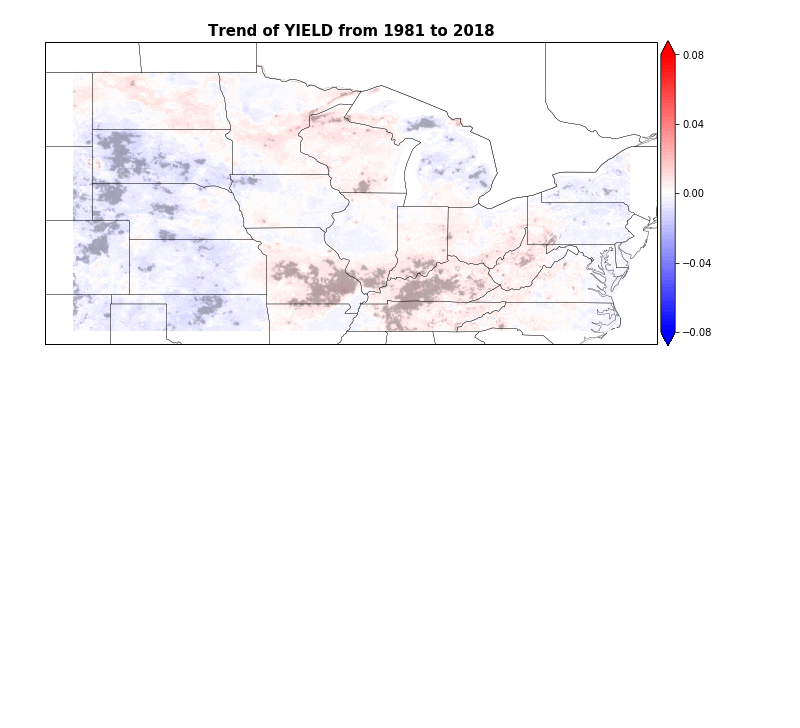
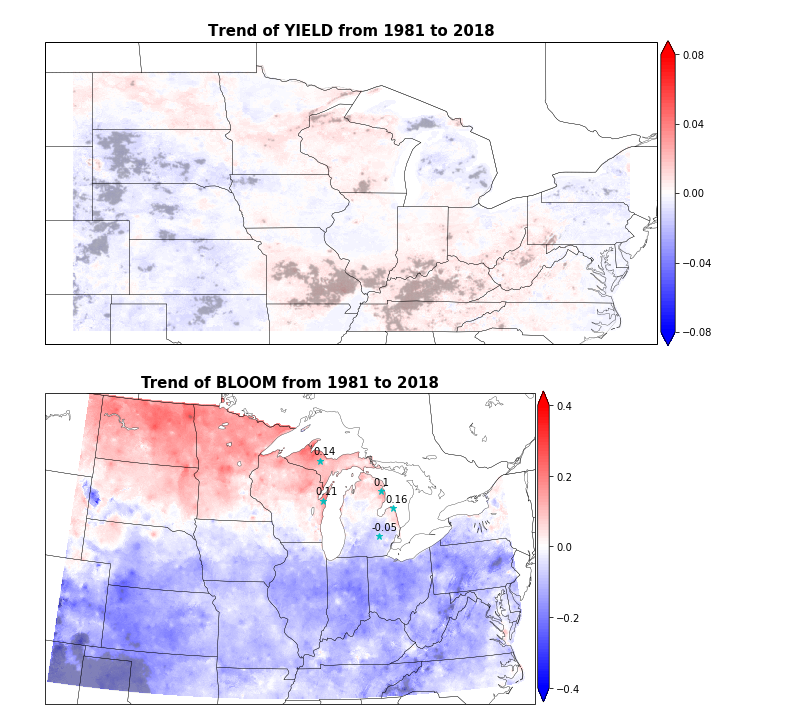
Before and after one commit to Diane1306/ERA5_PRISM, a Jupyter notebook: GDD.ipynb, the cells around one changed output. Saved outputs shown, nothing was run; the diff lists cells and outputs as text; code cells hidden in the pictures; blank space fills up the shorter version.

```diff
--- a/GDD.ipynb
+++ b/GDD.ipynb
@@ -244,3 +285,43 @@ for ii in range(2,3):
 #     plt.close()
 # %% [output]
 [figure]
+# %%
+slope = np.load('./GDD/var_yearly_slope.npy')
+pvalue = np.load('./GDD/var_yearly_pvalue.npy')
+name = ['FGREEN','BLOOM','YIELD','INJDAYS','POORDAYS']
+ii = 1
+extent = [-105, -75, 34, 49]
+loclat = [44.83, 44.50, 44.00, 46.42, 42.71]
+loclon = [-83.58, -87.71, -82.83, -87.83, -83.92]
+r = [0.10, 0.11, 0.16, 0.14, -0.05]
+fig = plt.figure(figsize=(8, 6))
+ax = plt.axes(projection=ccrs.AlbersEqualArea(np.mean(extent[:2]), np.mean(extent[2:])))
+ax.set_extent(extent)
+states = NaturalEarthFeature(category="cultural", scale="50m",
+                             facecolor="none",
+                             name="admin_1_states_provinces_shp")
+ax.add_feature(states, linewidth=.3, edgecolor="black")
+ax.add_feature(cartopy.feature.BORDERS, lw=.3, linestyle=':')
+ax.add_feature(cartopy.feature.COASTLINE, lw=.3, linestyle=':')
+ax.add_feature(cartopy.feature.LAKES, edgecolor='black', facecolor='white', lw=.3)
+
+levels = MaxNLocator(nbins=100).tick_values(-.4, .4)
+cmap = plt.get_cmap('bwr')
+norm = BoundaryNorm(levels, ncolors=cmap.N, clip=True)
+
+pc = plt.pcolormesh(Lon, Lat, slope[ii, :, :], cmap=cmap, norm=norm, transform=ccrs.PlateCarree())
+
+plt.scatter(Lon, Lat, np.where(pvalue[ii, :, :]<0.05, 1, np.nan), 'grey', alpha=.1, transform=ccrs.PlateCarree())
+for k in range(5):
+    ax.plot(loclon[k], loclat[k], 'c*', markersize=7, transform=ccrs.PlateCarree())
+#     ax.text(loclon[k]-1, loclat[k]+1, f'({loclon[k]}, {loclat[k]})', transform=ccrs.PlateCarree())
+    ax.text(loclon[k]-.5, loclat[k]+.3, f'{r[k]}', transform=ccrs.PlateCarree())
+
+plt.title(f'Trend of {name[ii]} from 1981 to 2018', fontsize=15, fontweight='bold')
+
+fig.subplots_adjust(bottom=0, top=0.95, left=0.05, right=0.9)
+cb_ax = fig.add_axes([0.905, 0.12, 0.02, 0.72])
+cbar = fig.colorbar(pc, cax=cb_ax, ticks=[-.4, -.2, 0, .2, .4], extend='both')
+plt.savefig(f'./plot/PRISM/{name[ii]}_trend_star.png')
+# %% [output]
+[figure, added]
```
Also changed, not shown: parts of 14 cells of this notebook.
